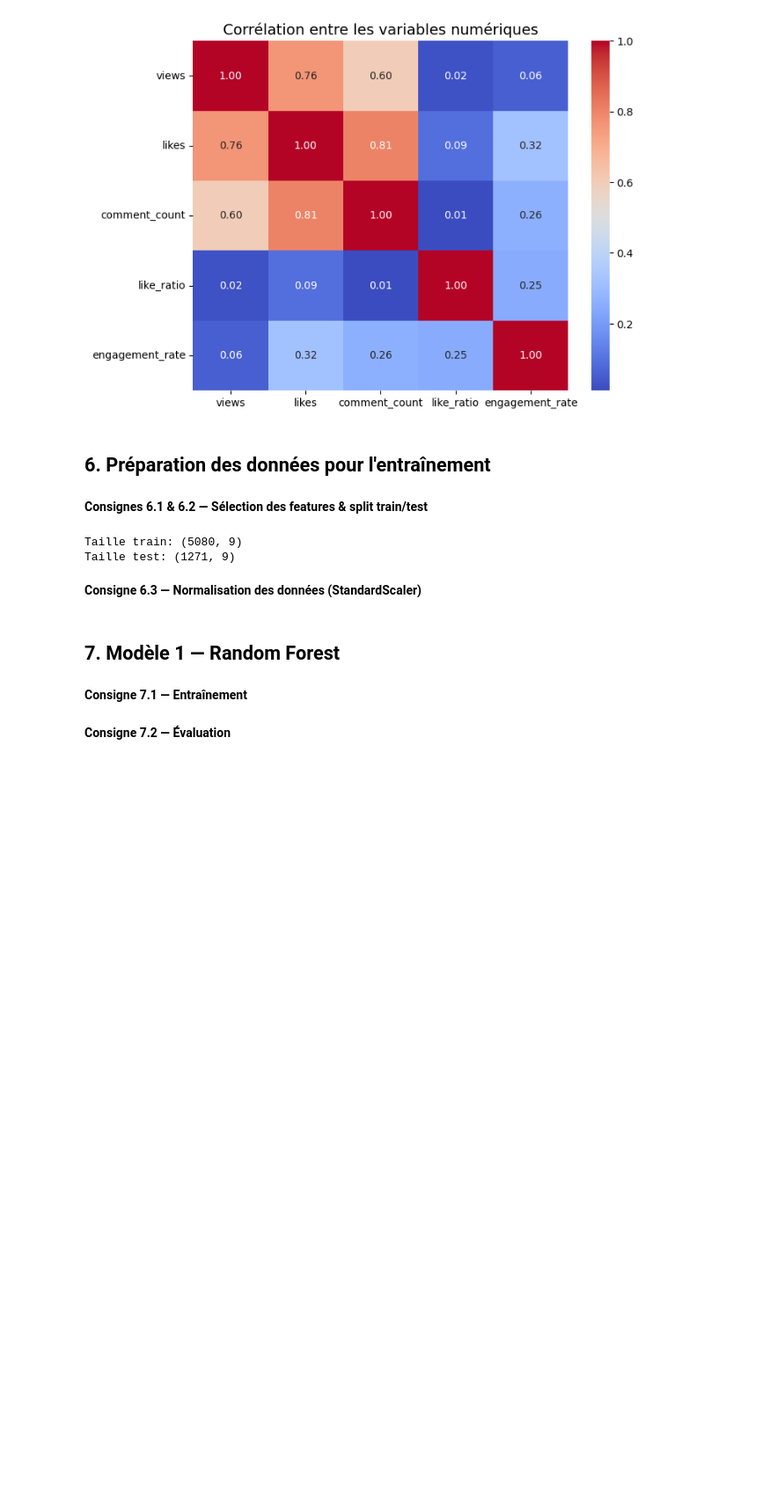
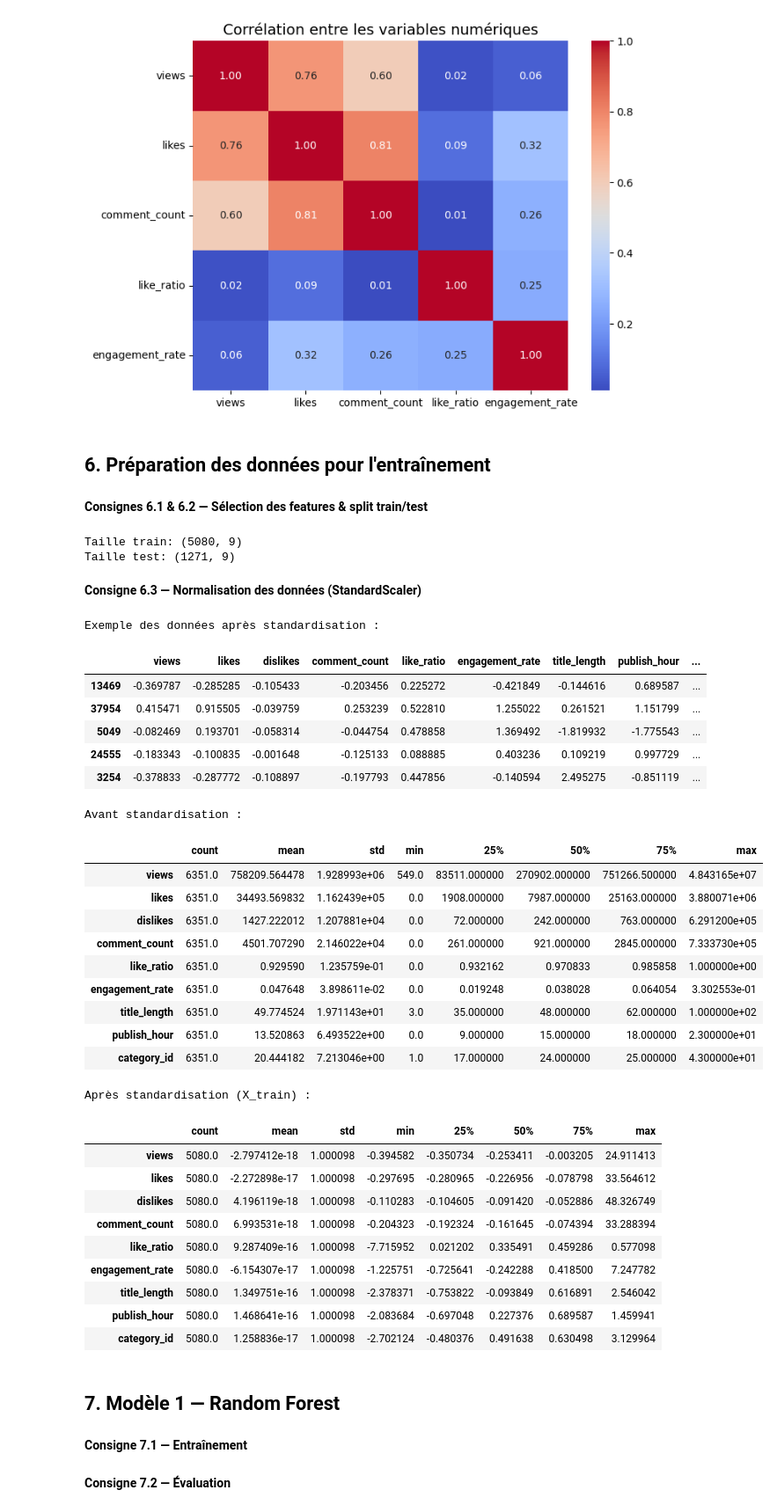
Before and after one commit to Fadila04/classification-IA, a Jupyter notebook: projet-ml-youtube-trending-68b010e7b5bc2532236423.ipynb, the cells around one changed output. Shown at 88% size. Drawn from its saved outputs; the diff is of its cells as text; code cells hidden in the pictures; blank space fills up the shorter version.

```diff
--- a/projet-ml-youtube-trending-68b010e7b5bc2532236423.ipynb
+++ b/projet-ml-youtube-trending-68b010e7b5bc2532236423.ipynb
@@ -320,14 +309,55 @@ Taille test: (1271, 9)
 # %%
 # VOTRE CODE ICI - Section 6.3
 from sklearn.preprocessing import StandardScaler
-scaler = StandardScaler()
+scaler = StandardScaler()   # Standarlisation des données
 num_cols = ['views', 'likes', 'dislikes', 'comment_count', 'like_ratio', 'engagement_rate', 'title_length', 'publish_hour', 'category_id']
 # # Fit uniquement sur train
 scaler.fit(X_train[num_cols])
 
 # Application de la normalisation sur les colonnes : Permet de ranger les données entre 0 et 1 pour éviter les erreurrs
 X_train[num_cols] = scaler.transform(X_train[num_cols])
 X_test[num_cols] = scaler.transform(X_test[num_cols])
+
+#afficher les 5 premières lignes des données d'entraînement après la standardisation
+print("Exemple des données après standardisation :")
+display(X_train.head())
+
+#afficher les statistiques descriptives avant et après standardisation
+print("Avant standardisation :")
+display(df_clean[num_cols].describe().T)
+
+print("Après standardisation (X_train) :")
+display(X_train[num_cols].describe().T)
+# %% [output]
+Exemple des données après standardisation :
+|  | views | likes | dislikes | comment_count | like_ratio | engagement_rate | title_length | publish_hour | ... |
+| 13469 | -0.369787 | -0.285285 | -0.105433 | -0.203456 | 0.225272 | -0.421849 | -0.144616 | 0.689587 | ... |
+| 37954 | 0.415471 | 0.915505 | -0.039759 | 0.253239 | 0.522810 | 1.255022 | 0.261521 | 1.151799 | ... |
+| 5049 | -0.082469 | 0.193701 | -0.058314 | -0.044754 | 0.478858 | 1.369492 | -1.819932 | -1.775543 | ... |
+| 24555 | -0.183343 | -0.100835 | -0.001648 | -0.125133 | 0.088885 | 0.403236 | 0.109219 | 0.997729 | ... |
+| 3254 | -0.378833 | -0.287772 | -0.108897 | -0.197793 | 0.447856 | -0.140594 | 2.495275 | -0.851119 | ... |
+Avant standardisation :
+|  | count | mean | std | min | 25% | 50% | 75% | max |
+| views | 6351.0 | 758209.564478 | 1.928993e+06 | 549.0 | 83511.000000 | 270902.000000 | 751266.500000 | 4.843165e+07 |
+| likes | 6351.0 | 34493.569832 | 1.162439e+05 | 0.0 | 1908.000000 | 7987.000000 | 25163.000000 | 3.880071e+06 |
+| dislikes | 6351.0 | 1427.222012 | 1.207881e+04 | 0.0 | 72.000000 | 242.000000 | 763.000000 | 6.291200e+05 |
+| comment_count | 6351.0 | 4501.707290 | 2.146022e+04 | 0.0 | 261.000000 | 921.000000 | 2845.000000 | 7.333730e+05 |
+| like_ratio | 6351.0 | 0.929590 | 1.235759e-01 | 0.0 | 0.932162 | 0.970833 | 0.985858 | 1.000000e+00 |
+| engagement_rate | 6351.0 | 0.047648 | 3.898611e-02 | 0.0 | 0.019248 | 0.038028 | 0.064054 | 3.302553e-01 |
+| title_length | 6351.0 | 49.774524 | 1.971143e+01 | 3.0 | 35.000000 | 48.000000 | 62.000000 | 1.000000e+02 |
+| publish_hour | 6351.0 | 13.520863 | 6.493522e+00 | 0.0 | 9.000000 | 15.000000 | 18.000000 | 2.300000e+01 |
+| category_id | 6351.0 | 20.444182 | 7.213046e+00 | 1.0 | 17.000000 | 24.000000 | 25.000000 | 4.300000e+01 |
+Après standardisation (X_train) :
+|  | count | mean | std | min | 25% | 50% | 75% | max |
+| views | 5080.0 | -2.797412e-18 | 1.000098 | -0.394582 | -0.350734 | -0.253411 | -0.003205 | 24.911413 |
+| likes | 5080.0 | -2.272898e-17 | 1.000098 | -0.297695 | -0.280965 | -0.226956 | -0.078798 | 33.564612 |
+| dislikes | 5080.0 | 4.196119e-18 | 1.000098 | -0.110283 | -0.104605 | -0.091420 | -0.052886 | 48.326749 |
+| comment_count | 5080.0 | 6.993531e-18 | 1.000098 | -0.204323 | -0.192324 | -0.161645 | -0.074394 | 33.288394 |
+| like_ratio | 5080.0 | 9.287409e-16 | 1.000098 | -7.715952 | 0.021202 | 0.335491 | 0.459286 | 0.577098 |
+| engagement_rate | 5080.0 | -6.154307e-17 | 1.000098 | -1.225751 | -0.725641 | -0.242288 | 0.418500 | 7.247782 |
+| title_length | 5080.0 | 1.349751e-16 | 1.000098 | -2.378371 | -0.753822 | -0.093849 | 0.616891 | 2.546042 |
+| publish_hour | 5080.0 | 1.468641e-16 | 1.000098 | -2.083684 | -0.697048 | 0.227376 | 0.689587 | 1.459941 |
+| category_id | 5080.0 | 1.258836e-17 | 1.000098 | -2.702124 | -0.480376 | 0.491638 | 0.630498 | 3.129964 |
 # %% [markdown]
 ## 7. Modèle 1 — Random Forest
 # %% [markdown]
```
Also changed, not shown: parts of 11 cells of this notebook.
